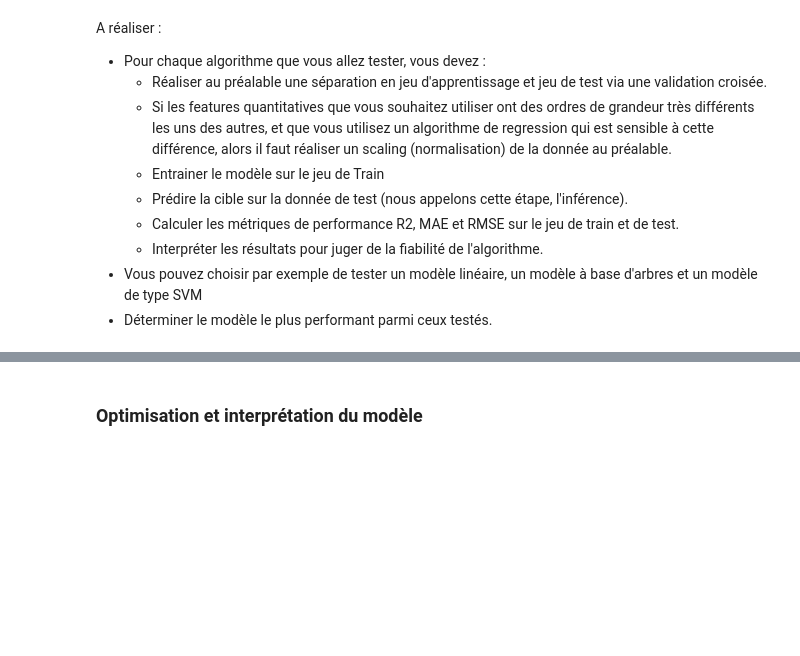
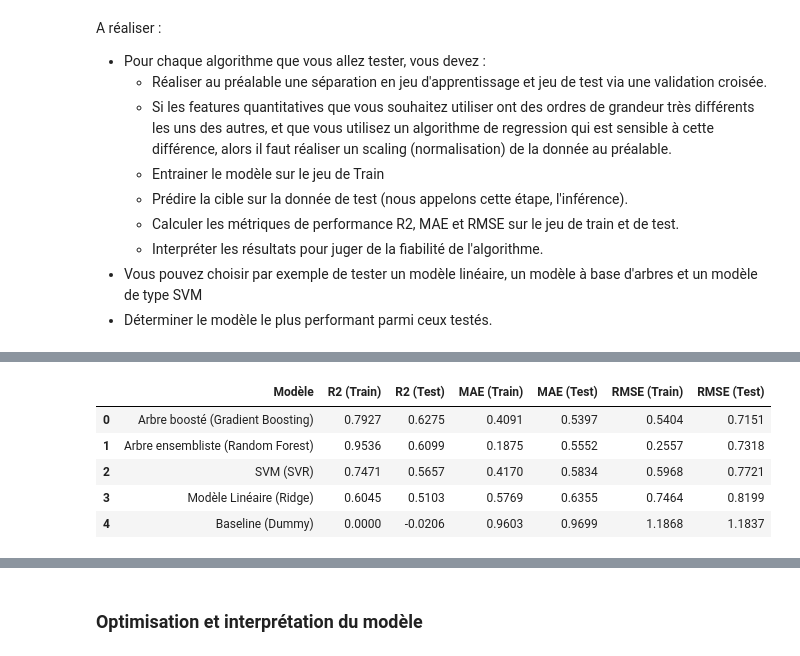
Before and after one commit to mahmoudaminfr-dotcom/seattle-building-energy-prediction, a Jupyter notebook: data/template_modelistation_supervisee.ipynb, the cells around one changed output, grey strips where cells are left out. Drawn from its saved outputs; the diff is of its cells as text; code cells hidden in the pictures; blank space fills up the shorter version.

```diff
--- a/data/template_modelistation_supervisee.ipynb
+++ b/data/template_modelistation_supervisee.ipynb
@@ -1031,0 +1040,59 @@ A réaliser :
+# %%
+import pandas as pd
+import numpy as np
+from sklearn.metrics import r2_score, mean_absolute_error, root_mean_squared_error
+from sklearn.pipeline import Pipeline
+
+# Import des modèles représentatifs des familles demandées
+from sklearn.dummy import DummyRegressor
+from sklearn.linear_model import Ridge
+from sklearn.svm import SVR
+from sklearn.ensemble import RandomForestRegressor, GradientBoostingRegressor
+
+# Dictionnaire des algorithmes à évaluer
+models_to_test = {
+    "Baseline (Dummy)": DummyRegressor(strategy='mean'),
+    "Modèle Linéaire (Ridge)": Ridge(alpha=1.0, random_state=42),
+    "SVM (SVR)": SVR(C=1.0, epsilon=0.1),
+    "Arbre ensembliste (Random Forest)": RandomForestRegressor(n_estimators=100, random_state=42, n_jobs=-1),
+    "Arbre boosté (Gradient Boosting)": GradientBoostingRegressor(n_estimators=100, random_state=42)
+}
+
+results = []
+
+# Entraînement, inférence et calcul des métriques pour chaque modèle
+for name, regressor in models_to_test.items():
+    # 1. Pipeline complet intégrant le préprocesseur (scaling + one-hot)
+    pipeline = Pipeline(steps=[
+        ('preprocessor', preprocessor),
+        ('regressor', regressor)
+    ])
+
+    # 2. Entraînement sur le jeu d'apprentissage (Train)
+    pipeline.fit(X_train, y_train_energy)
+
+    # 3. Inférence (prédictions sur Train et Test)
+    y_pred_train = pipeline.predict(X_train)
+    y_pred_test = pipeline.predict(X_test)
+
+    # 4. Calcul des métriques R2, MAE, RMSE
+    results.append({
+        'Modèle': name,
+        'R2 (Train)': r2_score(y_train_energy, y_pred_train),
+        'R2 (Test)': r2_score(y_test_energy, y_pred_test),
+        'MAE (Train)': mean_absolute_error(y_train_energy, y_pred_train),
+        'MAE (Test)': mean_absolute_error(y_test_energy, y_pred_test),
+        'RMSE (Train)': root_mean_squared_error(y_train_energy, y_pred_train),
+        'RMSE (Test)': root_mean_squared_error(y_test_energy, y_pred_test)
+    })
+
+# Création du DataFrame récapitulatif trié par performance Test
+df_comparison = pd.DataFrame(results).sort_values(by='R2 (Test)', ascending=False).reset_index(drop=True)
+display(df_comparison.round(4))
+# %% [output]
+|  | Modèle | R2 (Train) | R2 (Test) | MAE (Train) | MAE (Test) | RMSE (Train) | RMSE (Test) |
+| 0 | Arbre boosté (Gradient Boosting) | 0.7927 | 0.6275 | 0.4091 | 0.5397 | 0.5404 | 0.7151 |
+| 1 | Arbre ensembliste (Random Forest) | 0.9536 | 0.6099 | 0.1875 | 0.5552 | 0.2557 | 0.7318 |
+| 2 | SVM (SVR) | 0.7471 | 0.5657 | 0.4170 | 0.5834 | 0.5968 | 0.7721 |
+| 3 | Modèle Linéaire (Ridge) | 0.6045 | 0.5103 | 0.5769 | 0.6355 | 0.7464 | 0.8199 |
+| 4 | Baseline (Dummy) | 0.0000 | -0.0206 | 0.9603 | 0.9699 | 1.1868 | 1.1837 |
```
Also changed, not shown: parts of 32 cells of this notebook.
